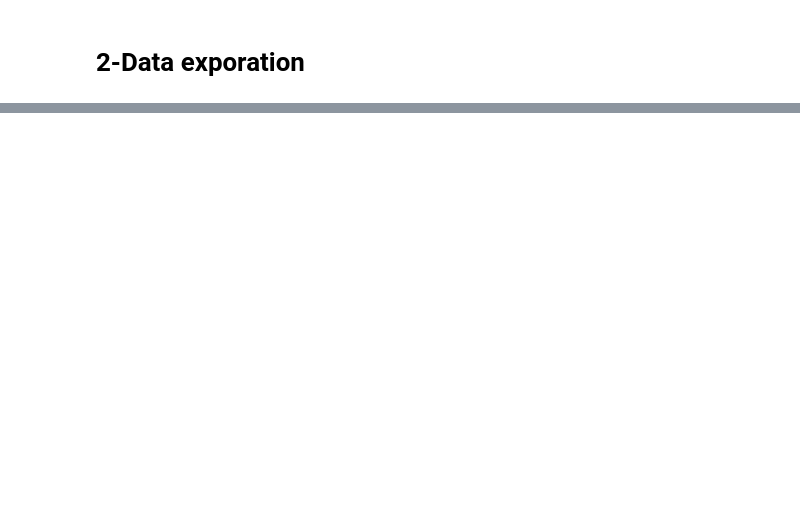
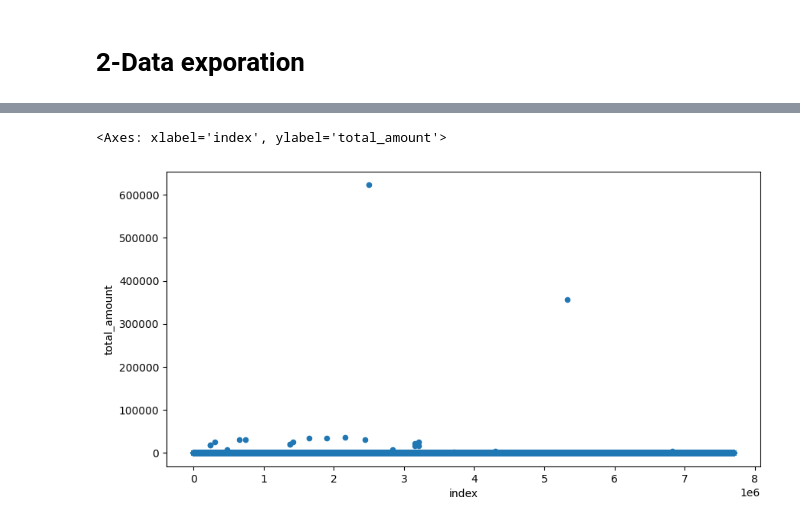
Before and after one commit to ebraheem002/nyc-taxi, a Jupyter notebook: presentable nootebook.ipynb, the cells around one changed output, grey strips where cells are left out. Cells and saved outputs as stored; diff of their text form; code cells hidden in the pictures; blank space fills up the shorter version.

```diff
--- a/presentable nootebook.ipynb
+++ b/presentable nootebook.ipynb
@@ -5,5 +5,5 @@ import pandas as pd
 # %% [markdown]
     ### -use concat to add the new data from other months in the future
 # %%
-taxi_jan_2019 = pd.read_parquet('/content/yellow_tripdata_2019-01.parquet')
+taxi_jan_2019 = pd.read_parquet('yellow_tripdata_2019-01.parquet')
 taxi_db = pd.concat([taxi_jan_2019])
@@ -34,3 +79,6 @@ taxi_db['RatecodeID'].value_counts()
 # %%
-#taxi_db.reset_index().plot(kind='scatter', y='total_amount', x='index', figsize=(10,5))
+taxi_db.reset_index().plot(kind='scatter', y='total_amount', x='index', figsize=(10,5))
+# %% [output]
+<Axes: xlabel='index', ylabel='total_amount'>
+[figure, added]
 # %%
```
Also changed, not shown: parts of 26 cells of this notebook.
